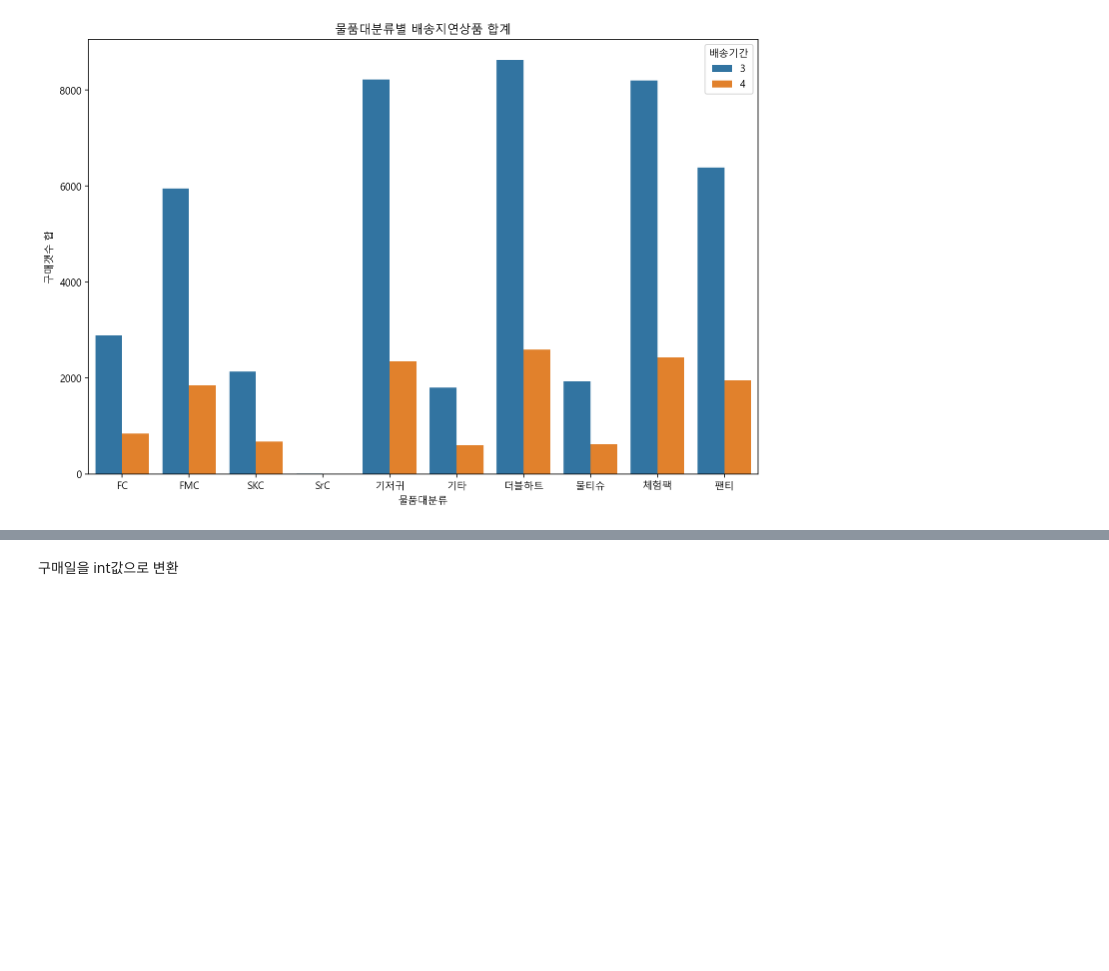
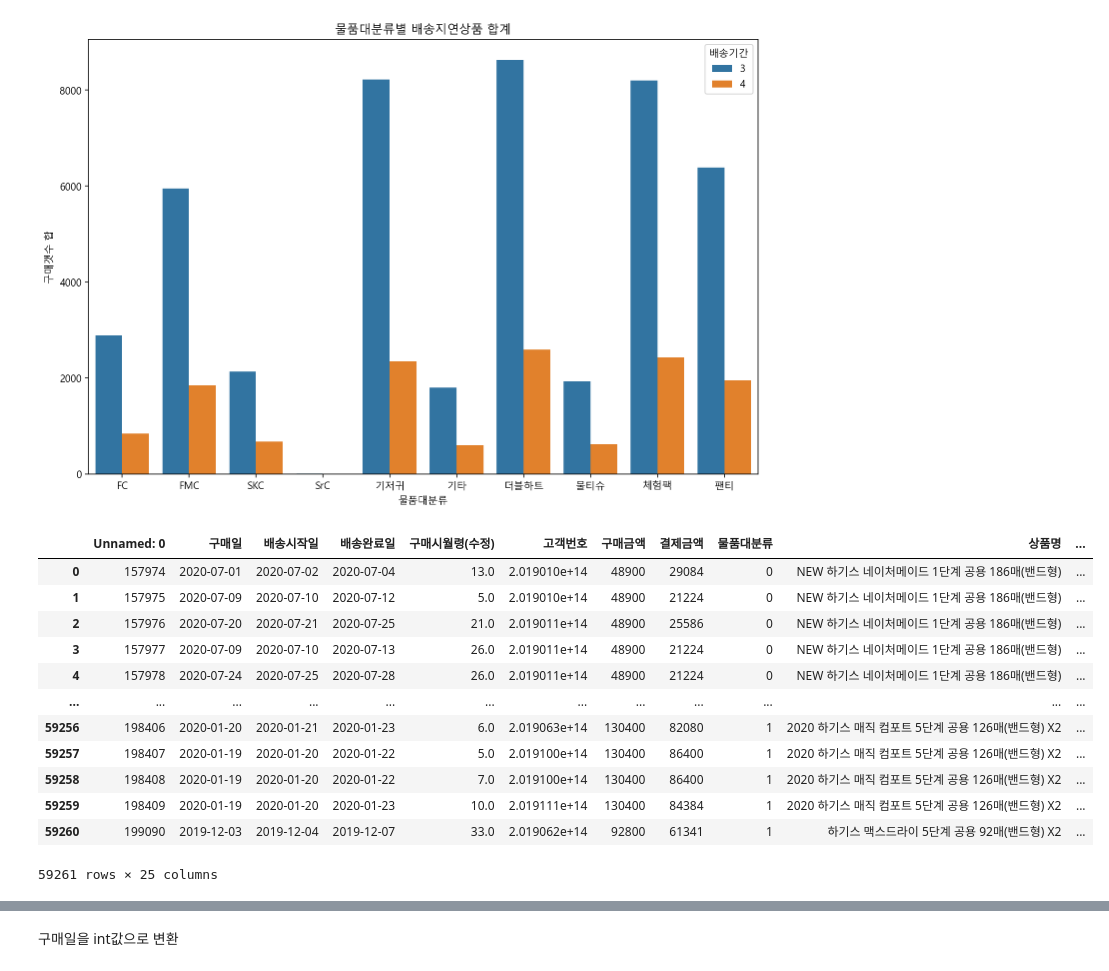
Before and after one commit to ManuSong/DataProject-5, a Jupyter notebook: 유아용품CRM 경태작업.ipynb, the cells around one changed output, grey strips where cells are left out. Cells and saved outputs as stored; diff of their text form; code cells hidden in the pictures; blank space fills up the shorter version.

```diff
--- a/유아용품CRM 경태작업.ipynb
+++ b/유아용품CRM 경태작업.ipynb
@@ -462,3 +459,21 @@ plt.title("물품대분류별 배송지연상품 합계")
 plt.show()
 # %% [output]
 [figure]
+# %%
+diaper_data = pd.read_csv("diaper.csv")
+# %%
+diaper_data
+# %% [output]
+|  | Unnamed: 0 | 구매일 | 배송시작일 | 배송완료일 | 구매시월령(수정) | 고객번호 | 구매금액 | 결제금액 | 물품대분류 | 상품명 | ... |
+| 0 | 157974 | 2020-07-01 | 2020-07-02 | 2020-07-04 | 13.0 | 2.019010e+14 | 48900 | 29084 | 0 | NEW 하기스 네이처메이드 1단계 공용 186매(밴드형) | ... |
+| 1 | 157975 | 2020-07-09 | 2020-07-10 | 2020-07-12 | 5.0 | 2.019010e+14 | 48900 | 21224 | 0 | NEW 하기스 네이처메이드 1단계 공용 186매(밴드형) | ... |
+| 2 | 157976 | 2020-07-20 | 2020-07-21 | 2020-07-25 | 21.0 | 2.019011e+14 | 48900 | 25586 | 0 | NEW 하기스 네이처메이드 1단계 공용 186매(밴드형) | ... |
+| 3 | 157977 | 2020-07-09 | 2020-07-10 | 2020-07-13 | 26.0 | 2.019011e+14 | 48900 | 21224 | 0 | NEW 하기스 네이처메이드 1단계 공용 186매(밴드형) | ... |
+| 4 | 157978 | 2020-07-24 | 2020-07-25 | 2020-07-28 | 26.0 | 2.019011e+14 | 48900 | 21224 | 0 | NEW 하기스 네이처메이드 1단계 공용 186매(밴드형) | ... |
+| ... | ... | ... | ... | ... | ... | ... | ... | ... | ... | ... | ... |
+| 59256 | 198406 | 2020-01-20 | 2020-01-21 | 2020-01-23 | 6.0 | 2.019063e+14 | 130400 | 82080 | 1 | 2020 하기스 매직 컴포트 5단계 공용 126매(밴드형) X2 | ... |
+| 59257 | 198407 | 2020-01-19 | 2020-01-20 | 2020-01-22 | 5.0 | 2.019100e+14 | 130400 | 86400 | 1 | 2020 하기스 매직 컴포트 5단계 공용 126매(밴드형) X2 | ... |
+| 59258 | 198408 | 2020-01-19 | 2020-01-20 | 2020-01-22 | 7.0 | 2.019100e+14 | 130400 | 86400 | 1 | 2020 하기스 매직 컴포트 5단계 공용 126매(밴드형) X2 | ... |
+| 59259 | 198409 | 2020-01-19 | 2020-01-20 | 2020-01-23 | 10.0 | 2.019111e+14 | 130400 | 84384 | 1 | 2020 하기스 매직 컴포트 5단계 공용 126매(밴드형) X2 | ... |
+| 59260 | 199090 | 2019-12-03 | 2019-12-04 | 2019-12-07 | 33.0 | 2.019062e+14 | 92800 | 61341 | 1 | 하기스 맥스드라이 5단계 공용 92매(밴드형) X2 | ... |
+59261 rows × 25 columns
```
Also changed, not shown: parts of 16 cells of this notebook, 2 other files.
